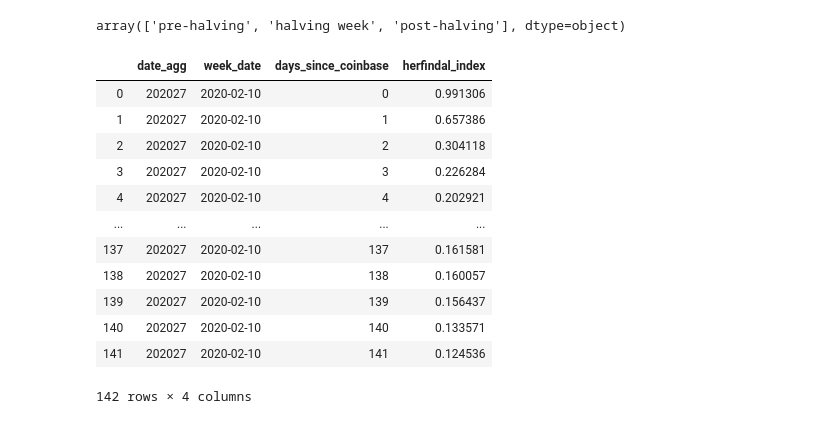
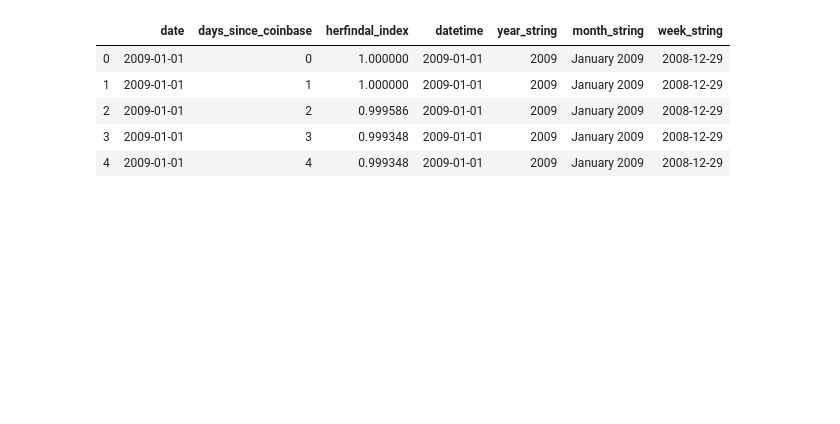
Before and after one commit to ty-perbole/stack-stats, a Jupyter notebook: MinerHefindahlMetric.ipynb, the cells around one changed output. Drawn from its saved outputs; the diff is of its cells as text; code cells hidden in the pictures; blank space fills up the shorter version.

Commit message:
miner herf metric

```diff
--- a/MinerHefindahlMetric.ipynb
+++ b/MinerHefindahlMetric.ipynb
@@ -75,21 +64,0 @@ curves['halving_status'] = ['pre-halving' if x < '2020-05-11' else 'post-halving
-# %%
-# curves['week_date'].unique()
-curves['halving_status'].unique()
-# %% [output]
-array(['pre-halving', 'halving week', 'post-halving'], dtype=object)
-# %%
-curves.loc[curves['week_date'] == '2020-02-10'].reset_index(drop=True)
-# %% [output]
-|  | date_agg | week_date | days_since_coinbase | herfindal_index |
-| 0 | 202027 | 2020-02-10 | 0 | 0.991306 |
-| 1 | 202027 | 2020-02-10 | 1 | 0.657386 |
-| 2 | 202027 | 2020-02-10 | 2 | 0.304118 |
-| 3 | 202027 | 2020-02-10 | 3 | 0.226284 |
-| 4 | 202027 | 2020-02-10 | 4 | 0.202921 |
-| ... | ... | ... | ... | ... |
-| 137 | 202027 | 2020-02-10 | 137 | 0.161581 |
-| 138 | 202027 | 2020-02-10 | 138 | 0.160057 |
-| 139 | 202027 | 2020-02-10 | 139 | 0.156437 |
-| 140 | 202027 | 2020-02-10 | 140 | 0.133571 |
-| 141 | 202027 | 2020-02-10 | 141 | 0.124536 |
-142 rows × 4 columns
@@ -98 +65,12 @@ curves.loc[curves['week_date'] == '2020-02-10'].reset_index(drop=True)
+# %%
+curves = pd.read_csv("data/05_miner_herf_4_curve.csv")
+curves = analysis_utils.get_extra_datetime_cols(curves, 'date', date_format="%Y-%m-%dT%H:%M:%S")
+curves[:5]
+# %% [output]
+|  | date | days_since_coinbase | herfindal_index | datetime | year_string | month_string | week_string |
+| 0 | 2009-01-01 | 0 | 1.000000 | 2009-01-01 | 2009 | January 2009 | 2008-12-29 |
+| 1 | 2009-01-01 | 1 | 1.000000 | 2009-01-01 | 2009 | January 2009 | 2008-12-29 |
+| 2 | 2009-01-01 | 2 | 0.999586 | 2009-01-01 | 2009 | January 2009 | 2008-12-29 |
+| 3 | 2009-01-01 | 3 | 0.999348 | 2009-01-01 | 2009 | January 2009 | 2008-12-29 |
+| 4 | 2009-01-01 | 4 | 0.999348 | 2009-01-01 | 2009 | January 2009 | 2008-12-29 |
 # %%
```
Also changed, not shown: parts of 20 cells of this notebook, 10 other files.
